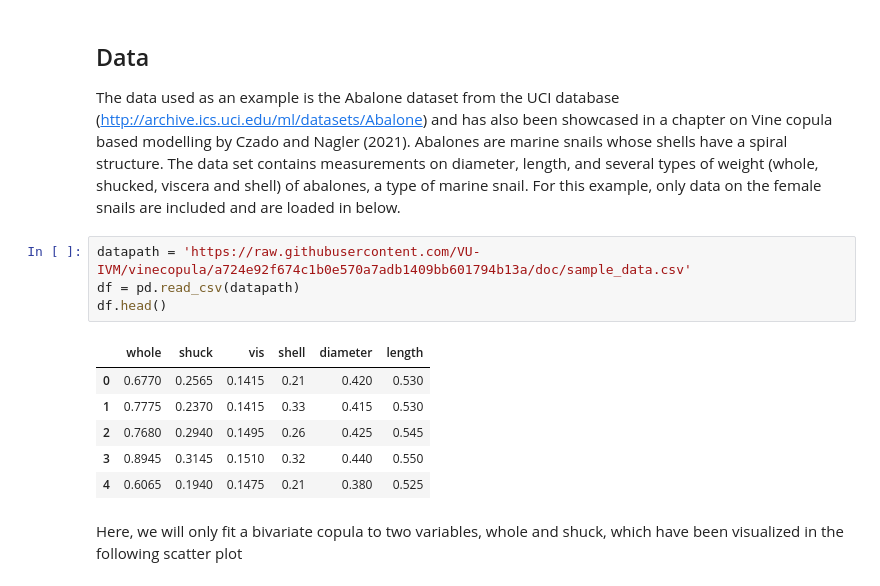
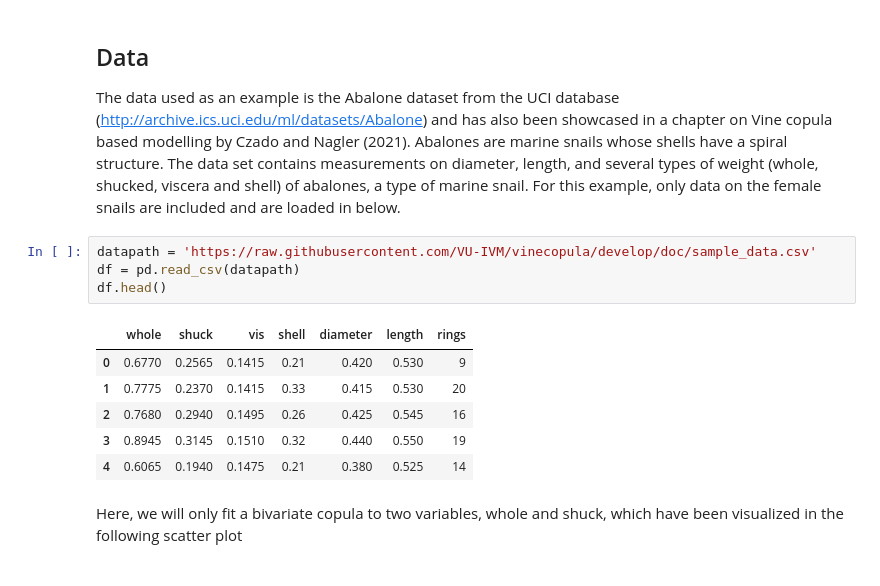
Before and after one commit to VU-IVM/VineCopulas, a Jupyter notebook: doc/bivariatecopulas.ipynb, the cells around one changed output. Cells and saved outputs as stored; diff of their text form.

```diff
--- a/doc/bivariatecopulas.ipynb
+++ b/doc/bivariatecopulas.ipynb
@@ -29,16 +29,16 @@ from matplotlib import cm
 
 The data used as an example is the Abalone dataset from the UCI database (http://archive.ics.uci.edu/ml/datasets/Abalone) and has also been showcased in a chapter on Vine copula based modelling by Czado and Nagler (2021). Abalones are marine snails whose shells have a spiral structure. The data set contains measurements on diameter, length, and several types of weight (whole, shucked, viscera and shell) of abalones, a type of marine snail. For this example, only data on the female snails are included and are loaded in below.
 # %%
-datapath = 'https://raw.githubusercontent.com/VU-IVM/vinecopula/a724e92f674c1b0e570a7adb1409bb601794b13a/doc/sample_data.csv'
+datapath = 'https://raw.githubusercontent.com/VU-IVM/vinecopula/develop/doc/sample_data.csv'
 df = pd.read_csv(datapath)
 df.head()
 # %% [output]
-|  | whole | shuck | vis | shell | diameter | length |
-| 0 | 0.6770 | 0.2565 | 0.1415 | 0.21 | 0.420 | 0.530 |
-| 1 | 0.7775 | 0.2370 | 0.1415 | 0.33 | 0.415 | 0.530 |
-| 2 | 0.7680 | 0.2940 | 0.1495 | 0.26 | 0.425 | 0.545 |
-| 3 | 0.8945 | 0.3145 | 0.1510 | 0.32 | 0.440 | 0.550 |
-| 4 | 0.6065 | 0.1940 | 0.1475 | 0.21 | 0.380 | 0.525 |
+|  | whole | shuck | vis | shell | diameter | length | rings |
+| 0 | 0.6770 | 0.2565 | 0.1415 | 0.21 | 0.420 | 0.530 | 9 |
+| 1 | 0.7775 | 0.2370 | 0.1415 | 0.33 | 0.415 | 0.530 | 20 |
+| 2 | 0.7680 | 0.2940 | 0.1495 | 0.26 | 0.425 | 0.545 | 16 |
+| 3 | 0.8945 | 0.3145 | 0.1510 | 0.32 | 0.440 | 0.550 | 19 |
+| 4 | 0.6065 | 0.1940 | 0.1475 | 0.21 | 0.380 | 0.525 | 14 |
 # %% [markdown]
 Here, we will only fit a bivariate copula to two variables, whole and shuck, which have been visualized in the following scatter plot
 # %%
```
Also changed, not shown: 1 other file.
